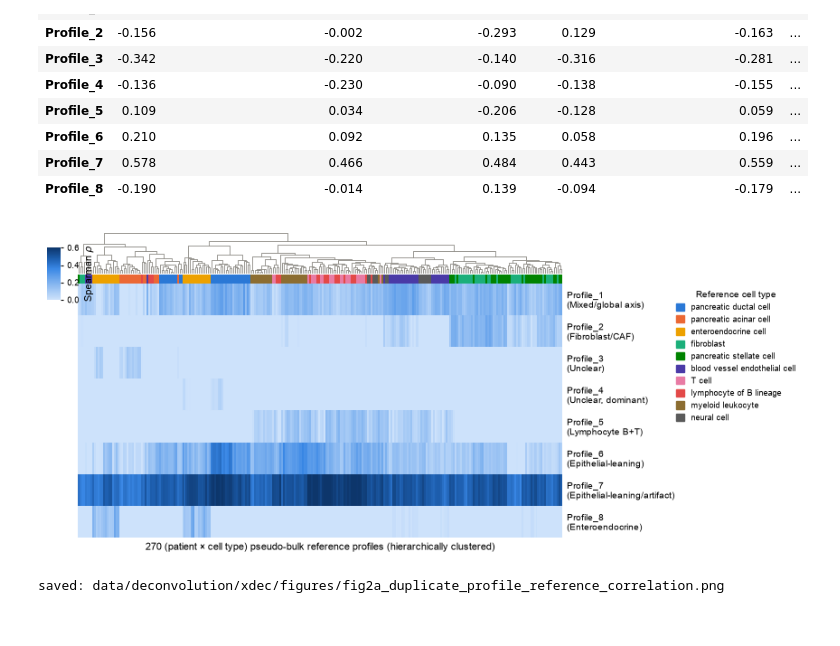
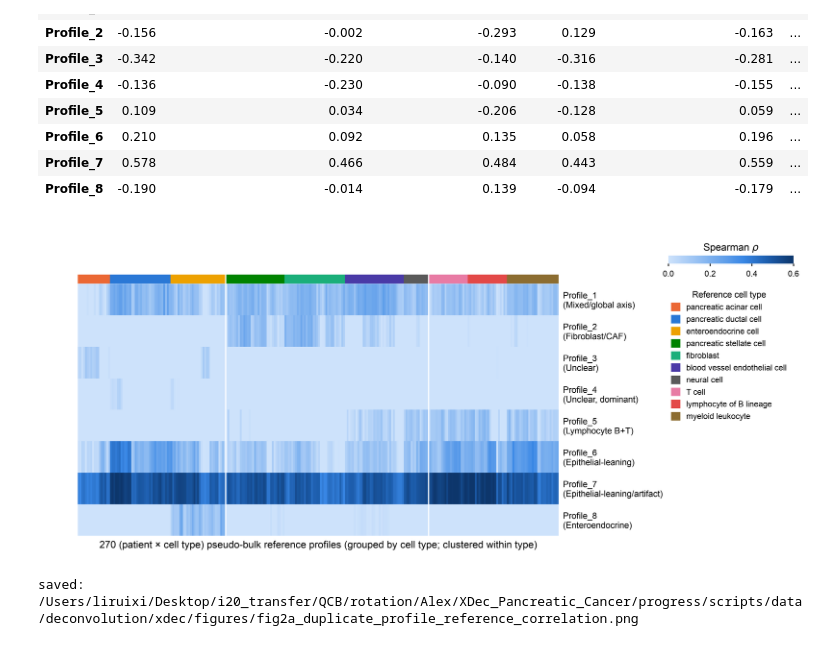
Before and after one commit to rl3328/XDec_Pancreatic_Cancer, a Jupyter notebook: progress/scripts/10_xdec_paper_figure_duplication.ipynb, the cells around one changed output. Cells and saved outputs as stored; diff of their text form; code cells hidden in the pictures.

Commit message:
update figures

```diff
--- a/progress/scripts/10_xdec_paper_figure_duplication.ipynb
+++ b/progress/scripts/10_xdec_paper_figure_duplication.ipynb
@@ -98,7 +112,7 @@ if os.path.basename(os.getcwd()) == "scripts":
     os.chdir("..")
 
 XDEC_DIR = "data/deconvolution/xdec"
-FIG_DIR = os.path.join(XDEC_DIR, "figures")
+FIG_DIR = '/Users/liruixi/Desktop/i20_transfer/QCB/rotation/Alex/XDec_Pancreatic_Cancer/progress/scripts/data/deconvolution/xdec/figures'
 os.makedirs(FIG_DIR, exist_ok=True)
 
 PROFILE_LABELS = {
@@ -184,65 +198,90 @@ NATURE_BLUE = LinearSegmentedColormap.from_list(
     "nature_blue", ["#cde2fb", "#9ec5f4", "#6da7ec", "#3987e5", "#1c5cab", "#0d366b"]
 )
 
-# Fixed-order categorical palette for the reference cell-type color bar, grouped by lineage
-# (epithelial/exocrine/endocrine -> stromal -> vascular -> immune -> neural) rather than
-# alphabetically, so the legend order reads as biology rather than an arbitrary cycle.
+# Reference cell-type groups and legend follow the requested biological order.
 CELL_TYPE_COLORS = {
+    "pancreatic acinar cell": "#eb6834",
     "pancreatic ductal cell": "#2a78d6",
-    "pancreatic acinar cell": "#eb6834",
     "enteroendocrine cell": "#eda100",
+    "pancreatic stellate cell": "#008300",
     "fibroblast": "#1baf7a",
-    "pancreatic stellate cell": "#008300",
     "blood vessel endothelial cell": "#4a3aa7",
+    "neural cell": "#5a5a5a",
     "T cell": "#e87ba4",
     "lymphocyte of B lineage": "#e34948",
     "myeloid leukocyte": "#8c6d31",
-    "neural cell": "#5a5a5a",
 }
 type_palette = {t: c for t, c in CELL_TYPE_COLORS.items() if t in set(cell_types.unique())}
 col_colors = cell_types.map(type_palette)
 col_colors.name = "Reference cell type"
 
-# rows stay in fixed Profile_1..8 order (as in the paper); columns (patient x cell-type
-# pseudo-bulks) are hierarchically clustered - the dendrogram is what the cell-type color
-# bar is checked against
-row_labels = [PROFILE_LABELS[p] for p in corr.index]
+# Keep rows in Profile_1..8 order. Group columns by the cell-type order above,
+# then cluster patient pseudo-bulks within each type using their eight correlations.
+from scipy.cluster.hierarchy import linkage, leaves_list
+
+assert set(cell_types.unique()) <= set(CELL_TYPE_COLORS), "Missing cell-type colors/order"
+ordered_columns = []
+group_boundaries = []
+for cell_type in type_palette:
+    members = cell_types.index[cell_types.eq(cell_type)].tolist()
+    if len(members) > 1:
+        tree = linkage(corr.loc[:, members].T, method="average", metric="euclidean")
+        members = [members[i] for i in leaves_list(tree)]
+    ordered_columns.extend(members)
+    group_boundaries.append(len(ordered_columns))
+plot_corr = corr.loc[:, ordered_columns]
+row_labels = [PROFILE_LABELS[p] for p in plot_corr.index]
 
 g = sns.clustermap(
-    corr.set_axis(row_labels, axis=0),
-    col_cluster=True, row_cluster=False,
-    col_colors=col_colors.values,
+    plot_corr.set_axis(row_labels, axis=0),
+    col_cluster=False, row_cluster=False,
+    col_colors=col_colors.loc[ordered_columns].values,
     cmap=NATURE_BLUE, vmin=0, vmax=0.6,
     xticklabels=False, yticklabels=True,
-    figsize=(7.2, 3.6), cbar_kws={"label": "Spearman $\\rho$", "ticks": [0, 0.2, 0.4, 0.6]},
+    figsize=(7.2, 3.6), cbar_kws={"label": "Spearman $\\rho$", "ticks": [0, 0.2, 0.4, 0.6],
+                                   "orientation": "horizontal"},
     cbar_pos=(0.015, 0.76, 0.02, 0.16),
     dendrogram_ratio=(0.06, 0.14), linewidths=0,
 )
 g.ax_heatmap.set_xlabel(f"{corr.shape[1]} (patient × cell type) pseudo-bulk reference "
-                         "profiles (hierarchically clustered)")
+                         "profiles (grouped by cell type; clustered within type)")
 g.ax_heatmap.set_ylabel("")
 g.ax_heatmap.tick_params(axis="y", length=0)
 for spine in g.ax_heatmap.spines.values():
     spine.set_visible(False)
 
-# recolor the dendrogram to muted ink instead of default black, matching the rest of the
-# figure's restrained, single-accent-color convention
-for coll in g.ax_col_dendrogram.collections:
-    coll.set_color("#898781")
-    coll.set_linewidth(0.6)
+# White dividers separate the three larger biological compartments only:
+# epithelial (acinar, ductal, enteroendocrine), stromal/microenvironment
+# (stellate, fibroblast, endothelial, neural), and immune (T, B, myeloid).
+compartment_ends = ["enteroendocrine cell", "neural cell"]
+compartment_boundaries = [
+    group_boundaries[list(type_palette).index(cell_type)]
+    for cell_type in compartment_ends if cell_type in type_palette
+]
+for boundary in compartment_boundaries:
+    g.ax_heatmap.axvline(boundary, color="white", linewidth=1.0)
+    g.ax_col_colors.axvline(boundary, color="white", linewidth=1.0)
 
 g.cax.tick_params(labelsize=6.5, length=2)
 
 handles = [plt.Rectangle((0, 0), 1, 1, color=type_palette[t]) for t in type_palette]
-g.ax_heatmap.legend(handles, list(type_palette.keys()), title="Reference cell type",
+cell_type_legend = g.ax_heatmap.legend(handles, list(type_palette.keys()), title="Reference cell type",
                      bbox_to_anchor=(1.22, 1.0), loc="upper left", frameon=False,
                      handlelength=1.0, handleheight=1.0)
+
+# Align the correlation scale with the right-side cell-type legend. Use the
+# rendered legend bounds so placement follows the actual font and label widths.
+g.fig.canvas.draw()
+legend_box = cell_type_legend.get_window_extent(
+    g.fig.canvas.get_renderer()).transformed(g.fig.transFigure.inverted())
+g.cax.set_position([legend_box.x0, legend_box.y1 + 0.075, legend_box.width, 0.025])
+g.cax.xaxis.set_label_position("top")
 
 out_path = os.path.join(FIG_DIR, "fig2a_duplicate_profile_reference_correlation.png")
 g.savefig(out_path, dpi=600, bbox_inches="tight")
 plt.show()
 print("saved:", out_path)
 # %% [output]
-[figure, old version]
+[figure, new version]
-saved: data/deconvolution/xdec/figures/fig2a_duplicate_profile_reference_correlation.png
+saved: /Users/liruixi/Desktop/i20_transfer/QCB/rotation/Alex/XDec_Pancreatic_Cancer/progress/scripts/data/deconvolution/xdec/figures/fig2a_duplicate_profile_reference_correlation.png
 # %% [markdown]
```
Also changed, not shown: parts of 2 cells of this notebook, 3 other files.
